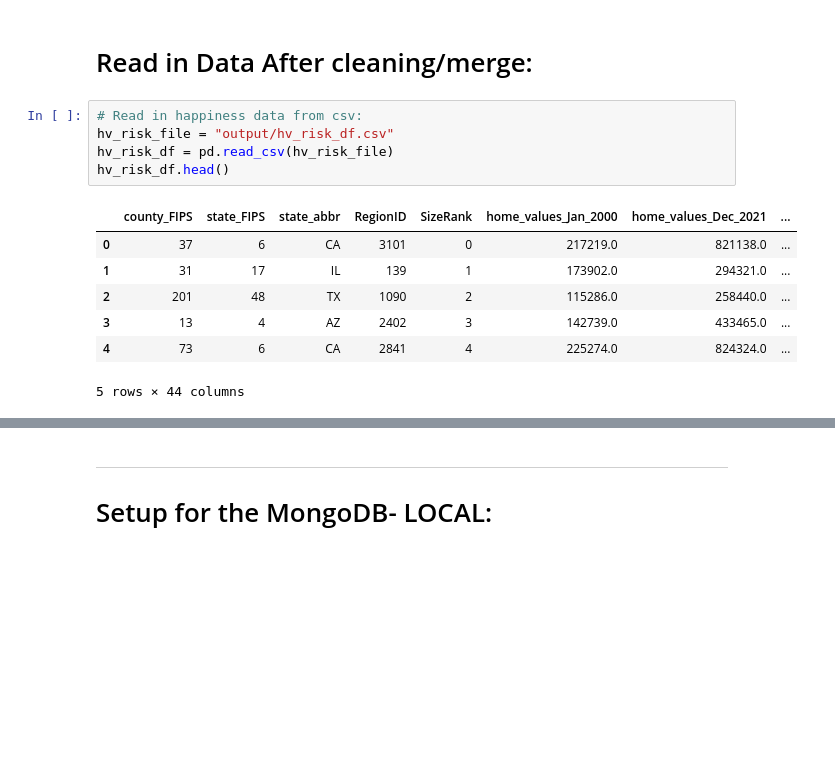
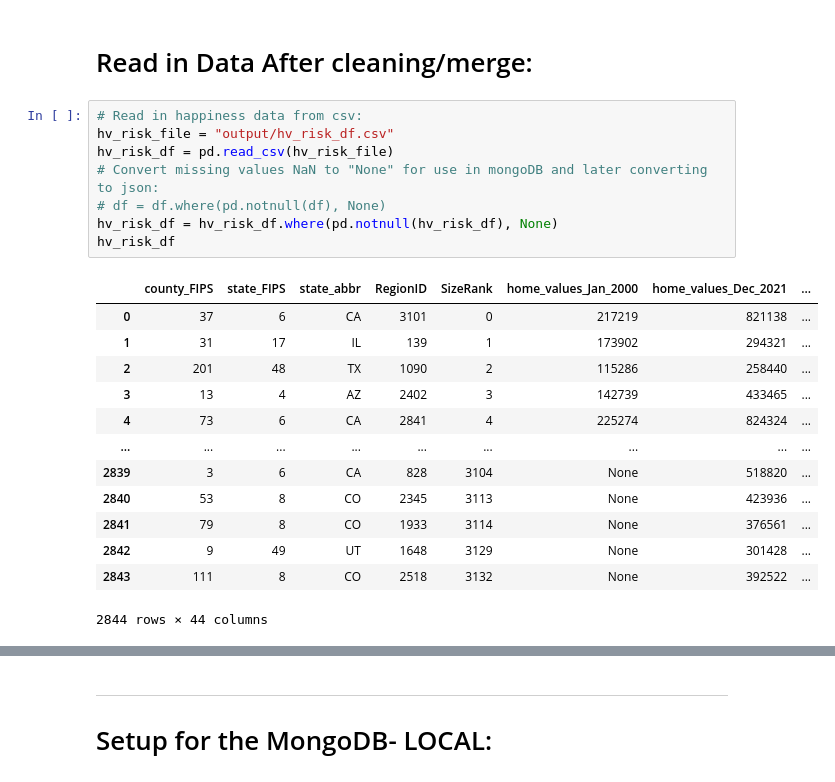
Before and after one commit to zwcrowley/Project_3_Team_7, a Jupyter notebook: data_cleaning_zc.ipynb, the cells around one changed output, grey strips where cells are left out. Drawn from its saved outputs; the diff is of its cells as text; blank space fills up the shorter version.

```diff
--- a/data_cleaning_zc.ipynb
+++ b/data_cleaning_zc.ipynb
@@ -140,16 +140,25 @@ hv_risk_df.to_csv("output/hv_risk_df.csv", index=False)
 # %%
 # Read in happiness data from csv:
 hv_risk_file = "output/hv_risk_df.csv"
 hv_risk_df = pd.read_csv(hv_risk_file)
-hv_risk_df.head()
+# Convert missing values NaN to "None" for use in mongoDB and later converting to json:
+# df = df.where(pd.notnull(df), None)
+hv_risk_df = hv_risk_df.where(pd.notnull(hv_risk_df), None)
+hv_risk_df
 # %% [output]
 |  | county_FIPS | state_FIPS | state_abbr | RegionID | SizeRank | home_values_Jan_2000 | home_values_Dec_2021 | ... |
-| 0 | 37 | 6 | CA | 3101 | 0 | 217219.0 | 821138.0 | ... |
-| 1 | 31 | 17 | IL | 139 | 1 | 173902.0 | 294321.0 | ... |
-| 2 | 201 | 48 | TX | 1090 | 2 | 115286.0 | 258440.0 | ... |
-| 3 | 13 | 4 | AZ | 2402 | 3 | 142739.0 | 433465.0 | ... |
-| 4 | 73 | 6 | CA | 2841 | 4 | 225274.0 | 824324.0 | ... |
+| 0 | 37 | 6 | CA | 3101 | 0 | 217219 | 821138 | ... |
+| 1 | 31 | 17 | IL | 139 | 1 | 173902 | 294321 | ... |
+| 2 | 201 | 48 | TX | 1090 | 2 | 115286 | 258440 | ... |
+| 3 | 13 | 4 | AZ | 2402 | 3 | 142739 | 433465 | ... |
+| 4 | 73 | 6 | CA | 2841 | 4 | 225274 | 824324 | ... |
+| ... | ... | ... | ... | ... | ... | ... | ... | ... |
+| 2839 | 3 | 6 | CA | 828 | 3104 | None | 518820 | ... |
+| 2840 | 53 | 8 | CO | 2345 | 3113 | None | 423936 | ... |
+| 2841 | 79 | 8 | CO | 1933 | 3114 | None | 376561 | ... |
+| 2842 | 9 | 49 | UT | 1648 | 3129 | None | 301428 | ... |
+| 2843 | 111 | 8 | CO | 2518 | 3132 | None | 392522 | ... |
-5 rows × 44 columns
+2844 rows × 44 columns
 # %%
 hv_risk_df.describe()
 # %% [output]
```
Also changed, not shown: parts of 2 cells of this notebook, 3 other files.
